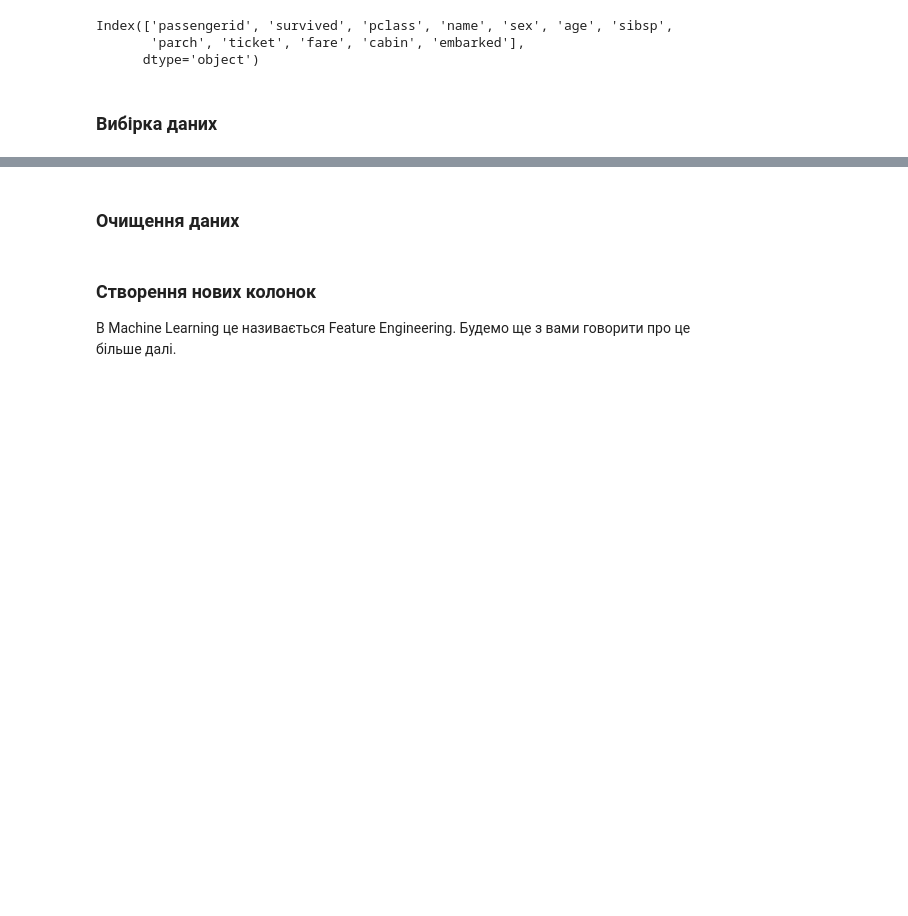
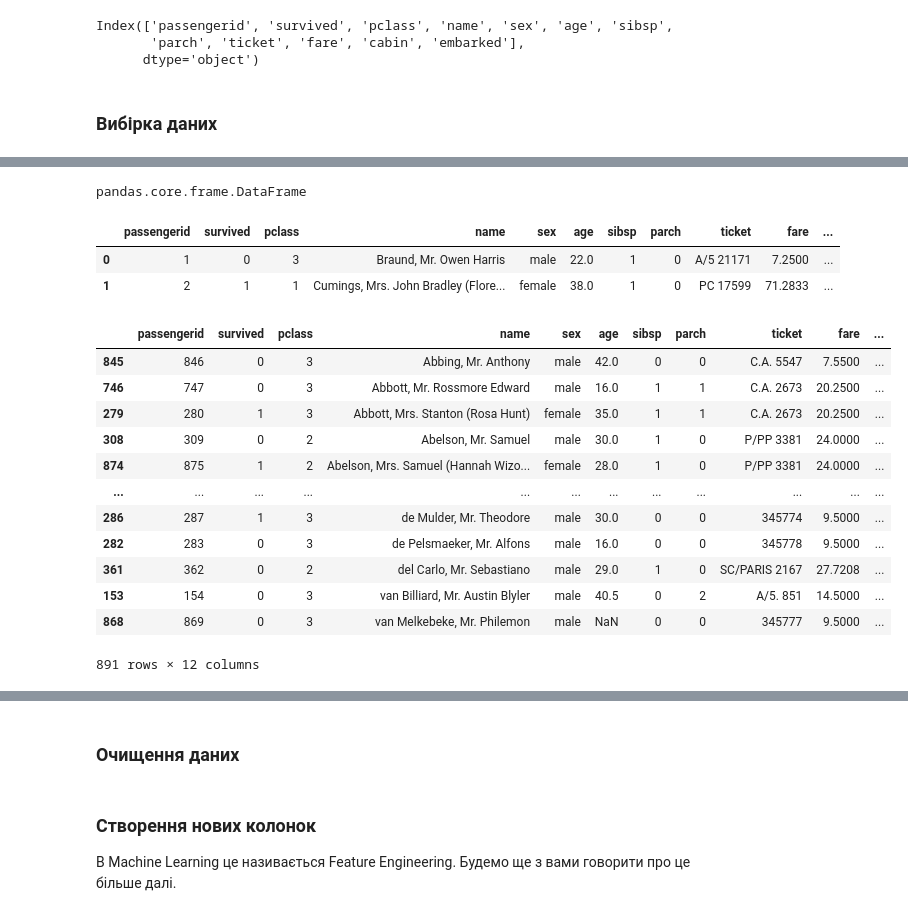
Before and after one commit to boykool/ML-AI-Engineering, a Jupyter notebook: Бібліотеки_для_роботи_з_даними_Numpy,_Pandas,_Plotly.ipynb, the cells around one changed output, grey strips where cells are left out. Drawn from its saved outputs; the diff is of its cells as text; code cells hidden in the pictures; blank space fills up the shorter version.

Commit message:
Update Numpy, Pandas, Plotly notebook: add Pandas column selection cells and outputs
Co-Authored-By: Claude Opus 5.5 <noreply@anthropic.com>

```diff
--- a/Бібліотеки_для_роботи_з_даними_Numpy,_Pandas,_Plotly.ipynb
+++ b/Бібліотеки_для_роботи_з_даними_Numpy,_Pandas,_Plotly.ipynb
@@ -785,0 +820,26 @@ print(type(selected))  # DataFrame
+# %%
+type(df[['age']])
+# %% [output]
+pandas.core.frame.DataFrame
+# %%
+df.iloc[0: 2]
+# %% [output]
+|  | passengerid | survived | pclass | name | sex | age | sibsp | parch | ticket | fare | ... |
+| 0 | 1 | 0 | 3 | Braund, Mr. Owen Harris | male | 22.0 | 1 | 0 | A/5 21171 | 7.2500 | ... |
+| 1 | 2 | 1 | 1 | Cumings, Mrs. John Bradley (Flore... | female | 38.0 | 1 | 0 | PC 17599 | 71.2833 | ... |
+# %%
+df.sort_values(by='name')
+# %% [output]
+|  | passengerid | survived | pclass | name | sex | age | sibsp | parch | ticket | fare | ... |
+| 845 | 846 | 0 | 3 | Abbing, Mr. Anthony | male | 42.0 | 0 | 0 | C.A. 5547 | 7.5500 | ... |
+| 746 | 747 | 0 | 3 | Abbott, Mr. Rossmore Edward | male | 16.0 | 1 | 1 | C.A. 2673 | 20.2500 | ... |
+| 279 | 280 | 1 | 3 | Abbott, Mrs. Stanton (Rosa Hunt) | female | 35.0 | 1 | 1 | C.A. 2673 | 20.2500 | ... |
+| 308 | 309 | 0 | 2 | Abelson, Mr. Samuel | male | 30.0 | 1 | 0 | P/PP 3381 | 24.0000 | ... |
+| 874 | 875 | 1 | 2 | Abelson, Mrs. Samuel (Hannah Wizo... | female | 28.0 | 1 | 0 | P/PP 3381 | 24.0000 | ... |
+| ... | ... | ... | ... | ... | ... | ... | ... | ... | ... | ... | ... |
+| 286 | 287 | 1 | 3 | de Mulder, Mr. Theodore | male | 30.0 | 0 | 0 | 345774 | 9.5000 | ... |
+| 282 | 283 | 0 | 3 | de Pelsmaeker, Mr. Alfons | male | 16.0 | 0 | 0 | 345778 | 9.5000 | ... |
+| 361 | 362 | 0 | 2 | del Carlo, Mr. Sebastiano | male | 29.0 | 1 | 0 | SC/PARIS 2167 | 27.7208 | ... |
+| 153 | 154 | 0 | 3 | van Billiard, Mr. Austin Blyler | male | 40.5 | 0 | 2 | A/5. 851 | 14.5000 | ... |
+| 868 | 869 | 0 | 3 | van Melkebeke, Mr. Philemon | male | NaN | 0 | 0 | 345777 | 9.5000 | ... |
+891 rows × 12 columns
```
Also changed, not shown: parts of 22 cells of this notebook.
